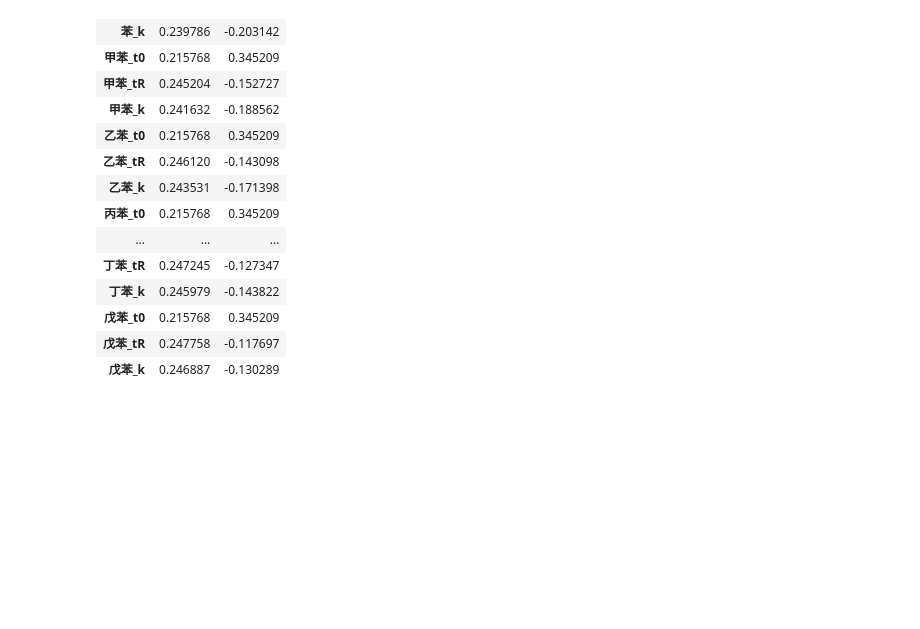
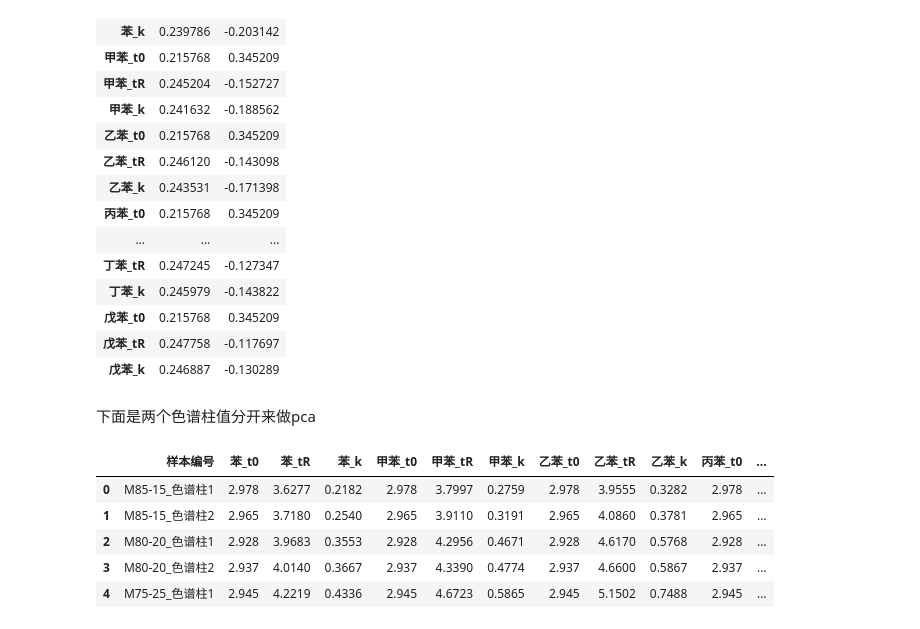
Before and after one commit to zhouyinpeng75-coder/pyGAPS, a Jupyter notebook: docs/examples/pca.test.ipynb, the cells around one changed output. Cells and saved outputs as stored; diff of their text form; code cells hidden in the pictures; blank space fills up the shorter version.

```diff
--- a/docs/examples/pca.test.ipynb
+++ b/docs/examples/pca.test.ipynb
@@ -106,3 +106,17 @@ loading
 | 戊苯_t0 | 0.215768 | 0.345209 |
 | 戊苯_tR | 0.247758 | -0.117697 |
 | 戊苯_k | 0.246887 | -0.130289 |
+# %% [markdown]
+下面是两个色谱柱值分开来做pca
+# %%
+import pandas as pd
+
+df = pd.read_excel('/workspaces/pyGAPS/docs/examples/data/色谱柱1和色谱柱2在30度下分开做pca分析.xlsx')
+df.head()
+# %% [output]
+|  | 样本编号 | 苯_t0 | 苯_tR | 苯_k | 甲苯_t0 | 甲苯_tR | 甲苯_k | 乙苯_t0 | 乙苯_tR | 乙苯_k | 丙苯_t0 | ... |
+| 0 | M85-15_色谱柱1 | 2.978 | 3.6277 | 0.2182 | 2.978 | 3.7997 | 0.2759 | 2.978 | 3.9555 | 0.3282 | 2.978 | ... |
+| 1 | M85-15_色谱柱2 | 2.965 | 3.7180 | 0.2540 | 2.965 | 3.9110 | 0.3191 | 2.965 | 4.0860 | 0.3781 | 2.965 | ... |
+| 2 | M80-20_色谱柱1 | 2.928 | 3.9683 | 0.3553 | 2.928 | 4.2956 | 0.4671 | 2.928 | 4.6170 | 0.5768 | 2.928 | ... |
+| 3 | M80-20_色谱柱2 | 2.937 | 4.0140 | 0.3667 | 2.937 | 4.3390 | 0.4774 | 2.937 | 4.6600 | 0.5867 | 2.937 | ... |
+| 4 | M75-25_色谱柱1 | 2.945 | 4.2219 | 0.4336 | 2.945 | 4.6723 | 0.5865 | 2.945 | 5.1502 | 0.7488 | 2.945 | ... |
```
Also changed, not shown: parts of 7 cells of this notebook, 2 other files.
